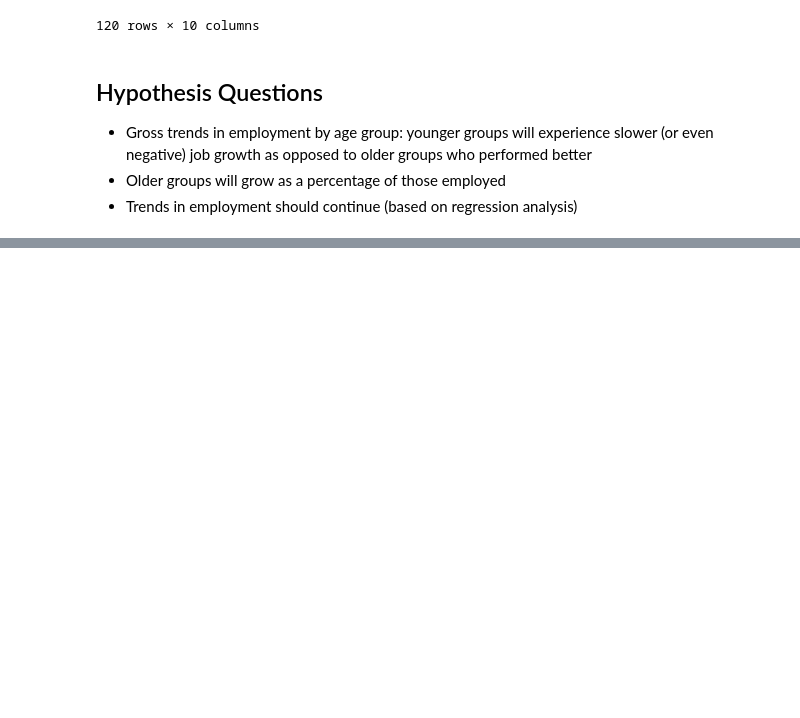
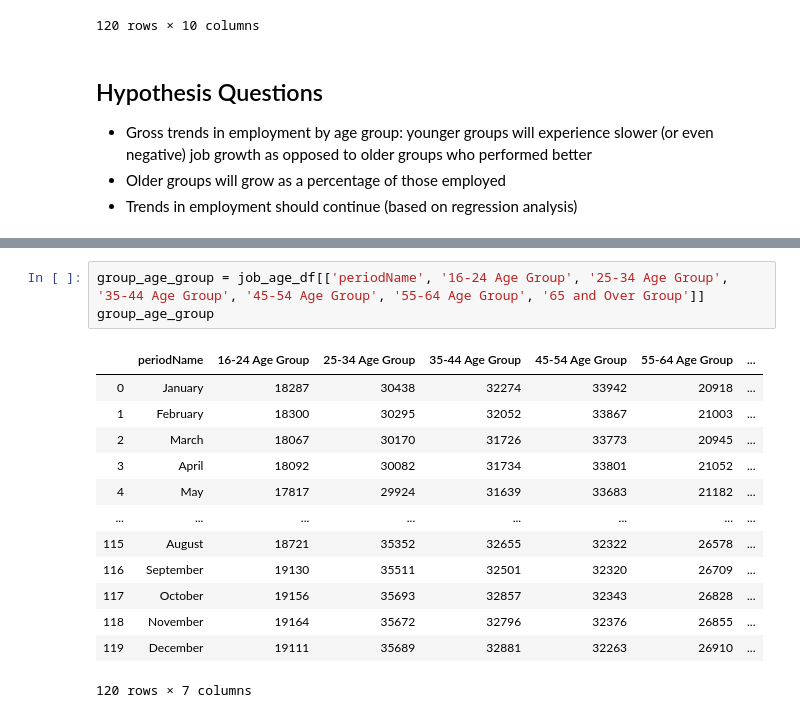
Before and after one commit to soraerae/Project-01-Employment-Data, a Jupyter notebook: job_age_csv.ipynb, the cells around one changed output, grey strips where cells are left out. Saved outputs shown, nothing was run; the diff lists cells and outputs as text; blank space fills up the shorter version.

```diff
--- a/job_age_csv.ipynb
+++ b/job_age_csv.ipynb
@@ -86,0 +105,17 @@ legend.legendHandles[5]._sizes = [30]
+# %%
+group_age_group = job_age_df[['periodName', '16-24 Age Group', '25-34 Age Group', '35-44 Age Group', '45-54 Age Group', '55-64 Age Group', '65 and Over Group']]
+group_age_group
+# %% [output]
+|  | periodName | 16-24 Age Group | 25-34 Age Group | 35-44 Age Group | 45-54 Age Group | 55-64 Age Group | ... |
+| 0 | January | 18287 | 30438 | 32274 | 33942 | 20918 | ... |
+| 1 | February | 18300 | 30295 | 32052 | 33867 | 21003 | ... |
+| 2 | March | 18067 | 30170 | 31726 | 33773 | 20945 | ... |
+| 3 | April | 18092 | 30082 | 31734 | 33801 | 21052 | ... |
+| 4 | May | 17817 | 29924 | 31639 | 33683 | 21182 | ... |
+| ... | ... | ... | ... | ... | ... | ... | ... |
+| 115 | August | 18721 | 35352 | 32655 | 32322 | 26578 | ... |
+| 116 | September | 19130 | 35511 | 32501 | 32320 | 26709 | ... |
+| 117 | October | 19156 | 35693 | 32857 | 32343 | 26828 | ... |
+| 118 | November | 19164 | 35672 | 32796 | 32376 | 26855 | ... |
+| 119 | December | 19111 | 35689 | 32881 | 32263 | 26910 | ... |
+120 rows × 7 columns
```
Also changed, not shown: parts of 4 cells of this notebook, 1 other file.
